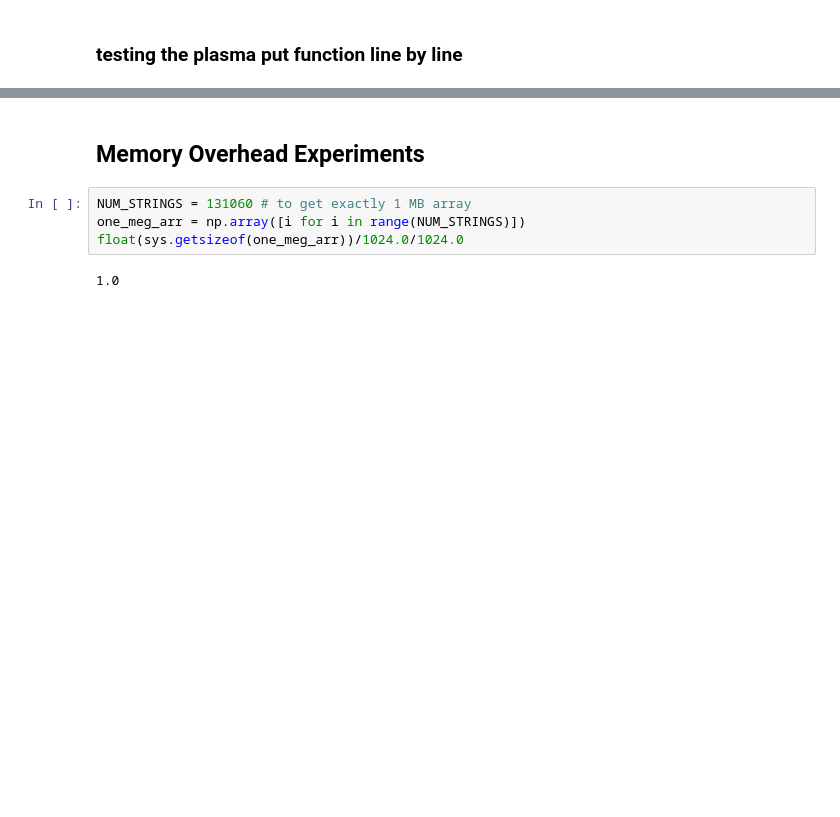
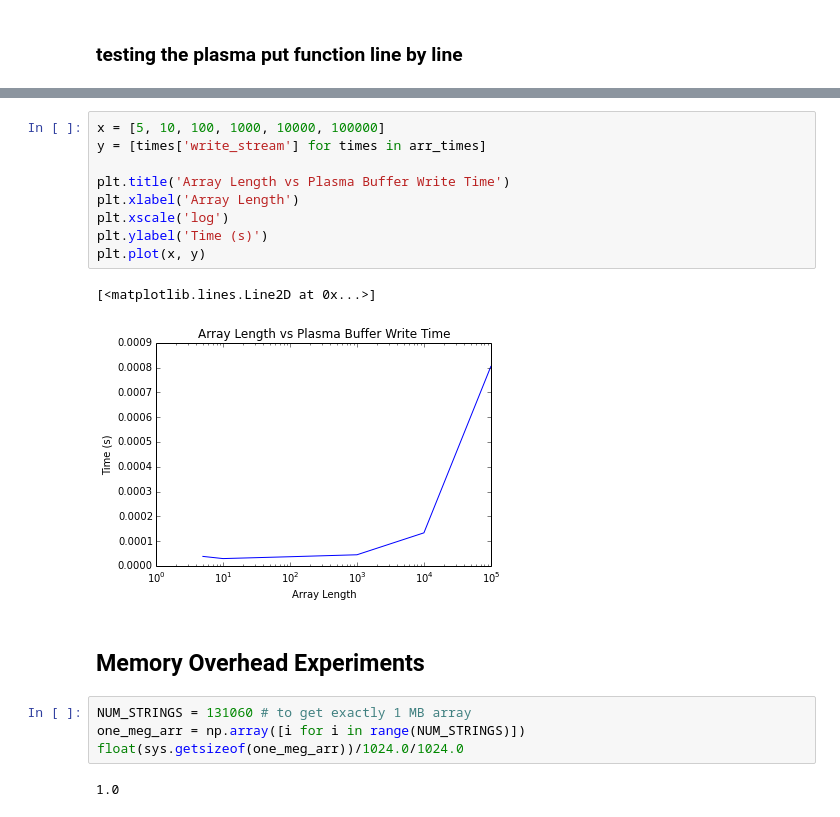
Before and after one commit to osalpekar/ray-profiling, a Jupyter notebook: arrow_plasma_benchmarking.ipynb, the cells around one changed output, grey strips where cells are left out. Saved outputs shown, nothing was run; the diff lists cells and outputs as text; blank space fills up the shorter version.

```diff
--- a/arrow_plasma_benchmarking.ipynb
+++ b/arrow_plasma_benchmarking.ipynb
@@ -89,3 +168,15 @@ total pyarrow put time:         0.0040020942688
+# %%
+x = [5, 10, 100, 1000, 10000, 100000]
+y = [times['write_stream'] for times in arr_times]
+
+plt.title('Array Length vs Plasma Buffer Write Time')
+plt.xlabel('Array Length')
+plt.xscale('log')
+plt.ylabel('Time (s)')
+plt.plot(x, y)
+# %% [output]
+[<matplotlib.lines.Line2D at 0x...>]
+[figure, added]
 # %% [markdown]
 ## Memory Overhead Experiments
 # %%
```
Also changed, not shown: parts of 19 cells of this notebook.
